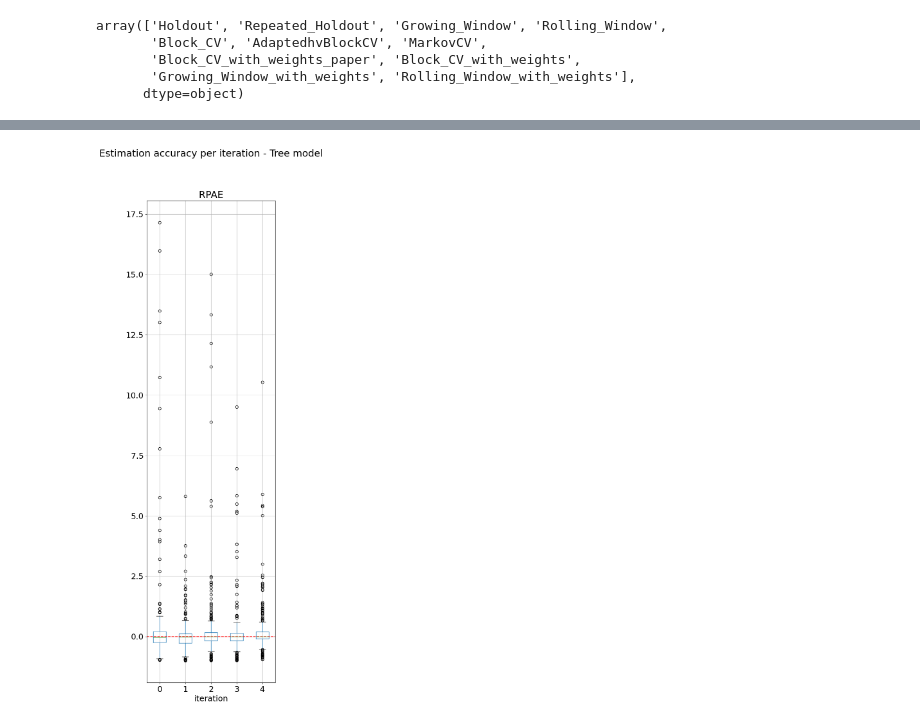
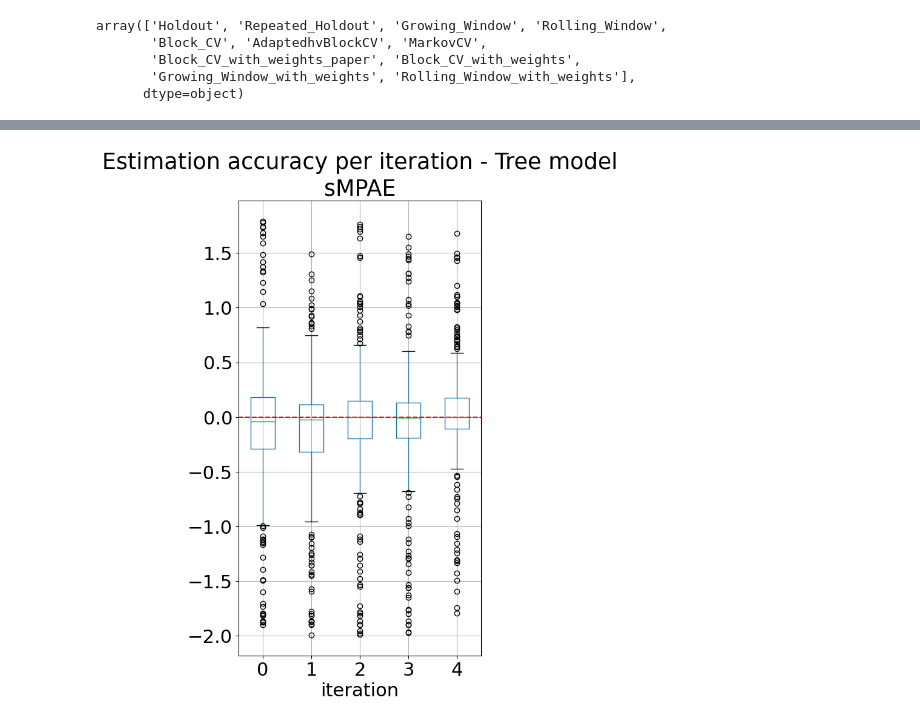
Before and after one commit to MiguelLoureiro98/timecave, a Jupyter notebook: experiments/processing_results.ipynb, the cells around one changed output, grey strips where cells are left out. Drawn from its saved outputs; the diff is of its cells as text; code cells hidden in the pictures.

```diff
--- a/experiments/processing_results.ipynb
+++ b/experiments/processing_results.ipynb
@@ -311,4 +375,4 @@ boxplots_per_iteration(iteration_data, "mae", "Tree", "Rolling_Window", ["RPAE"]
 # %%
-boxplots_per_iteration(iteration_data, "mae", "Tree", "Block_CV", ["RPAE"], 20, 5);
+boxplots_per_iteration(iteration_data, "mae", "Tree", "Block_CV", ["sMPAE"], 10, 5);
 # %% [output]
-[figure, old version]
+[figure, new version]
```
Also changed, not shown: parts of 14 cells of this notebook, 5 other files.
